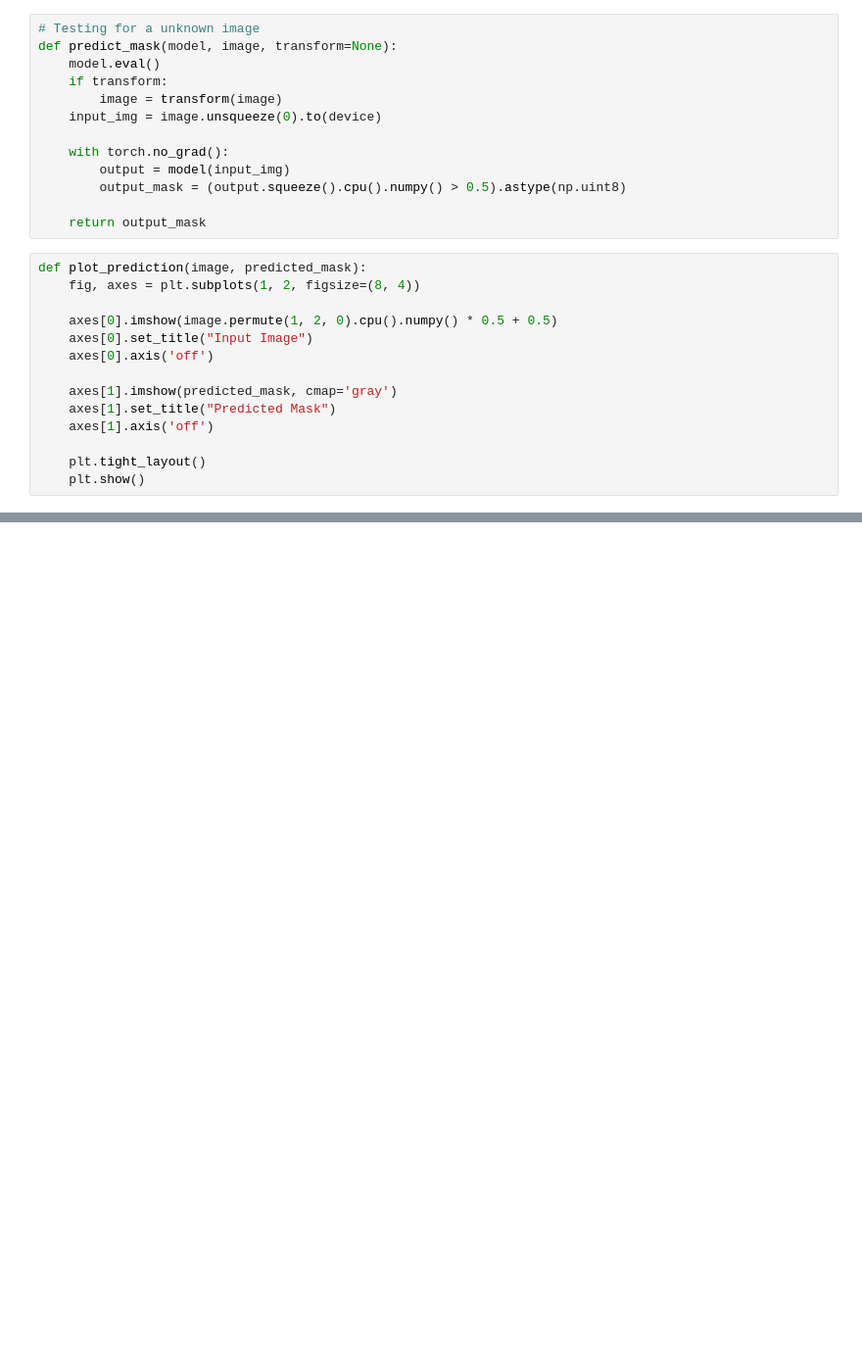
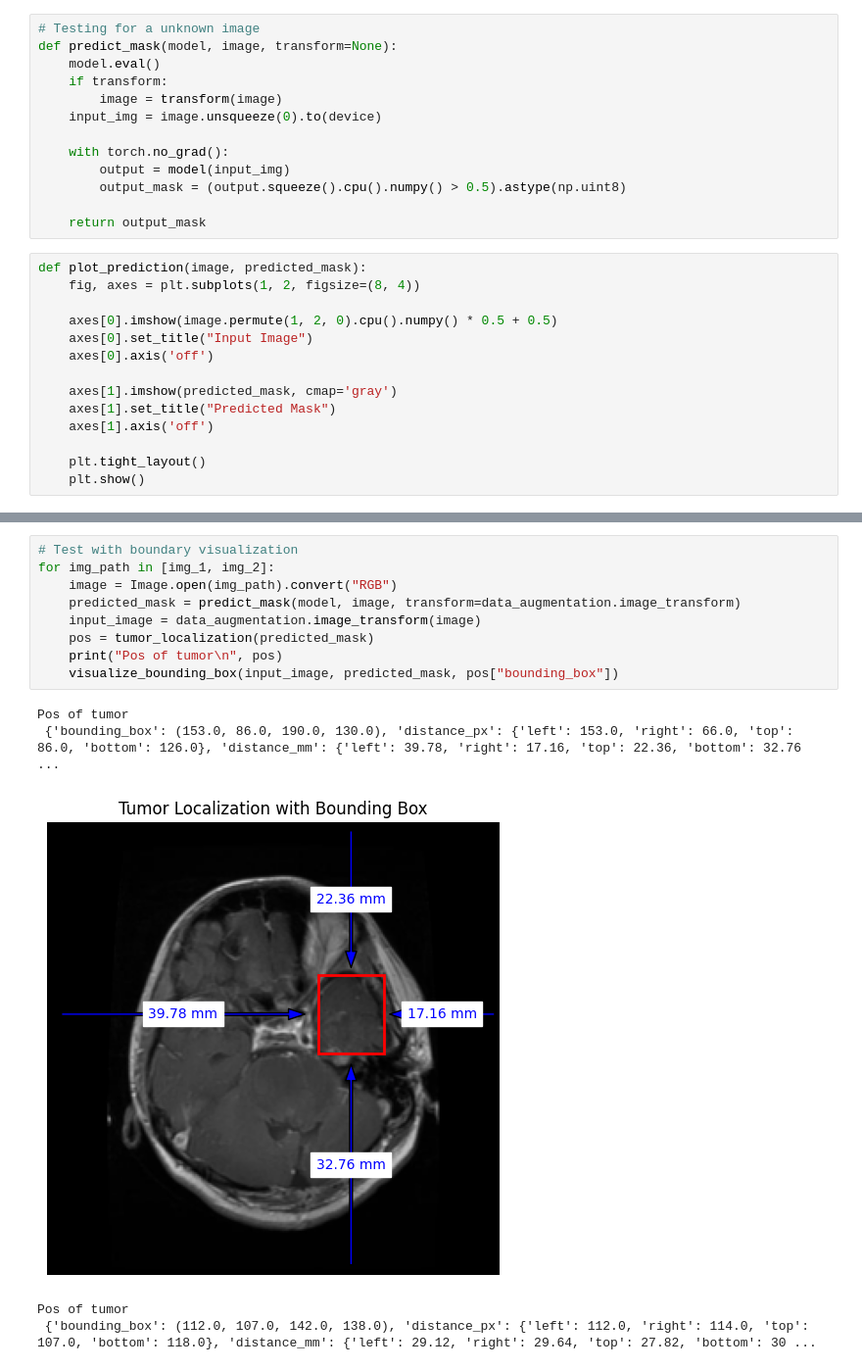
Before and after one commit to AnushkaSamaranayake/Tumor-segementation-localization-and-reporting, a Jupyter notebook: notebooks/unet-segmentation.ipynb, the cells around one changed output, grey strips where cells are left out. Shown at 98% size. Drawn from its saved outputs; the diff is of its cells as text; blank space fills up the shorter version.

```diff
--- a/notebooks/unet-segmentation.ipynb
+++ b/notebooks/unet-segmentation.ipynb
@@ -438,0 +632,15 @@ for img_path in [img_1, img_2]:
+# %%
+# Test with boundary visualization
+for img_path in [img_1, img_2]:
+    image = Image.open(img_path).convert("RGB")
+    predicted_mask = predict_mask(model, image, transform=data_augmentation.image_transform)
+    input_image = data_augmentation.image_transform(image)
+    pos = tumor_localization(predicted_mask)
+    print("Pos of tumor\n", pos)
+    visualize_bounding_box(input_image, predicted_mask, pos["bounding_box"])
+# %% [output]
+Pos of tumor
+ {'bounding_box': (153.0, 86.0, 190.0, 130.0), 'distance_px': {'left': 153.0, 'right': 66.0, 'top': 86.0, 'bottom': 126.0}, 'distance_mm': {'left': 39.78, 'right': 17.16, 'top': 22.36, 'bottom': 32.76 ...
+[figure, added]
+Pos of tumor
+ {'bounding_box': (112.0, 107.0, 142.0, 138.0), 'distance_px': {'left': 112.0, 'right': 114.0, 'top': 107.0, 'bottom': 118.0}, 'distance_mm': {'left': 29.12, 'right': 29.64, 'top': 27.82, 'bottom': 30 ...
```
Also changed, not shown: parts of 15 cells of this notebook.
